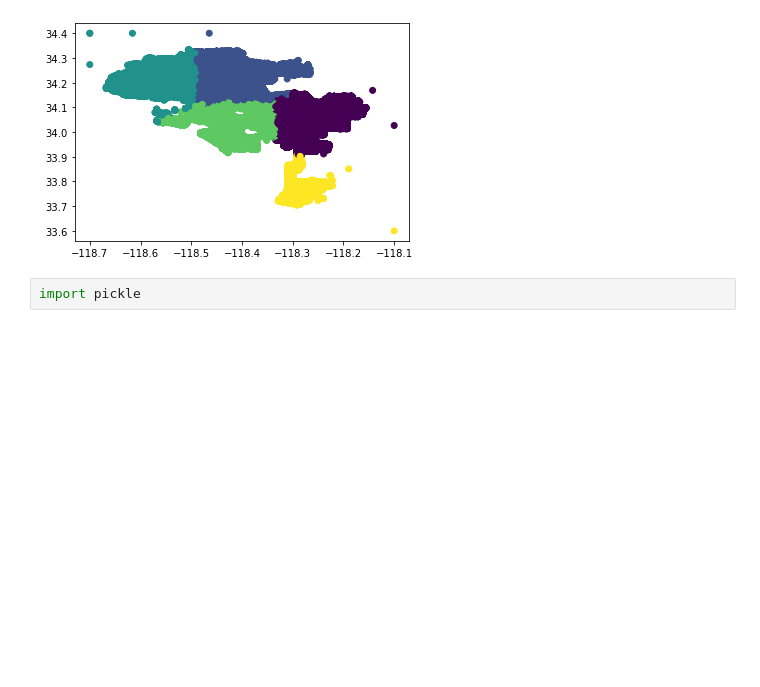
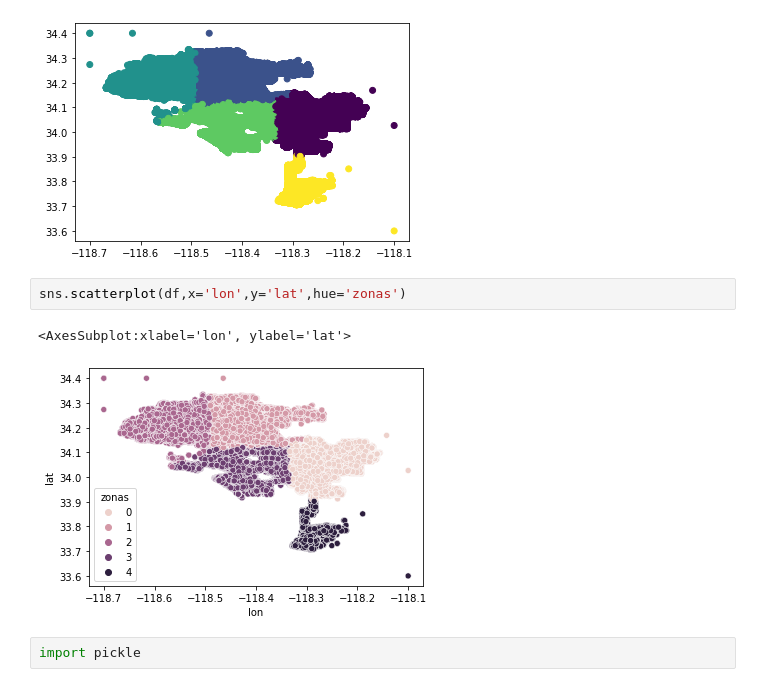
Before and after one commit to bluterplay/LAPD, a Jupyter notebook: sprint2/Clusters.ipynb, the cells around one changed output. Saved outputs shown, nothing was run; the diff lists cells and outputs as text; blank space fills up the shorter version.

```diff
--- a/sprint2/Clusters.ipynb
+++ b/sprint2/Clusters.ipynb
@@ -38,6 +38,11 @@ plt.scatter(df.lon,df.lat,c=df.zonas)
 plt.show()
 # %% [output]
 [figure]
+# %%
+sns.scatterplot(df,x='lon',y='lat',hue='zonas')
+# %% [output]
+<AxesSubplot:xlabel='lon', ylabel='lat'>
+[figure, added]
 # %%
 import pickle
 # %%
```
Also changed, not shown: parts of 1 cell of this notebook, 4 other files.
